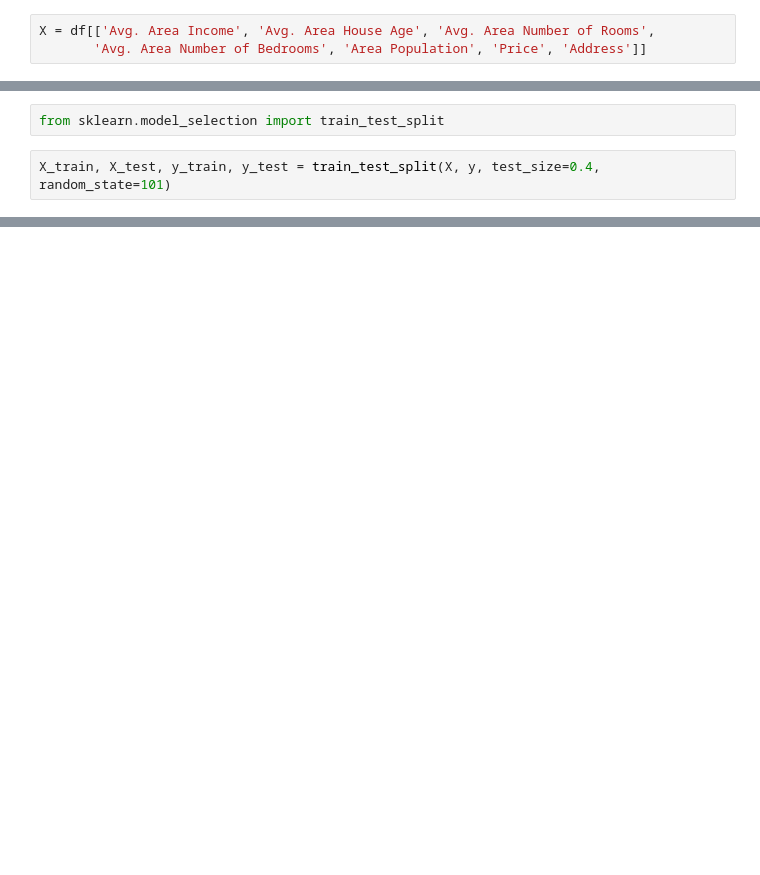
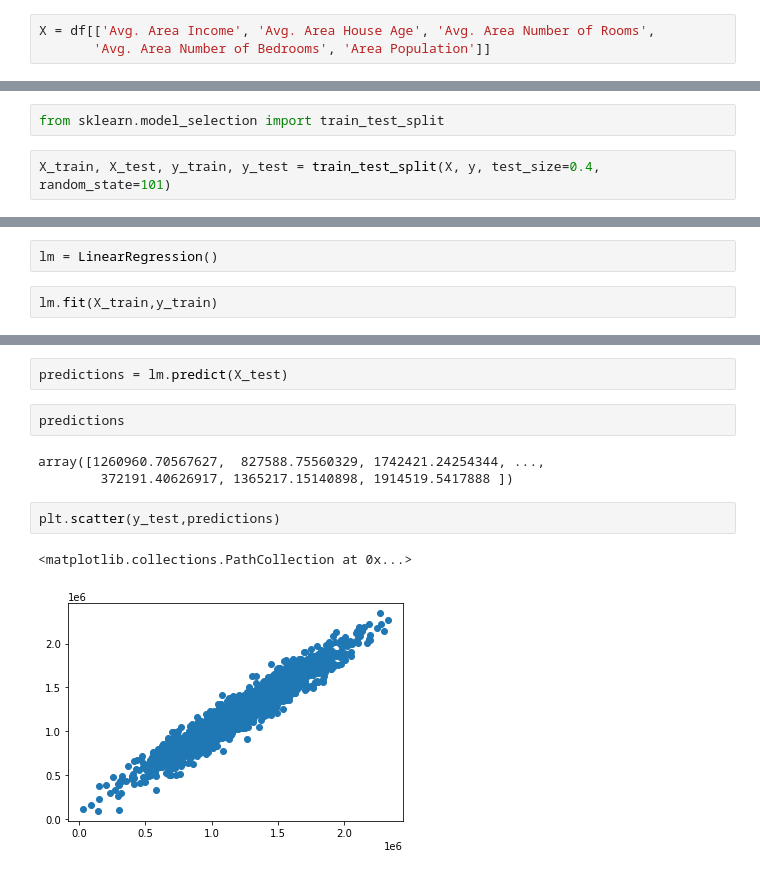
Before and after one commit to marcusdjr/machine-learning-practice, a Jupyter notebook: Linear Regression Practice/practice.ipynb, the cells around one changed output, grey strips where cells are left out. Saved outputs shown, nothing was run; the diff lists cells and outputs as text; blank space fills up the shorter version.

Commit message:
linear regressions practice complete

```diff
--- a/Linear Regression Practice/practice.ipynb
+++ b/Linear Regression Practice/practice.ipynb
@@ -82,5 +82,5 @@ Index(['Avg. Area Income', 'Avg. Area House Age', 'Avg. Area Number of Rooms',
       dtype='object')
 # %%
 X = df[['Avg. Area Income', 'Avg. Area House Age', 'Avg. Area Number of Rooms',
-       'Avg. Area Number of Bedrooms', 'Area Population', 'Price', 'Address']]
+       'Avg. Area Number of Bedrooms', 'Area Population']]
 # %%
@@ -91,0 +95,4 @@ X_train, X_test, y_train, y_test = train_test_split(X, y, test_size=0.4, random_
+# %%
+lm = LinearRegression()
+# %%
+lm.fit(X_train,y_train)
@@ -91,0 +127,12 @@ X_train, X_test, y_train, y_test = train_test_split(X, y, test_size=0.4, random_
+# %%
+predictions = lm.predict(X_test)
+# %%
+predictions
+# %% [output]
+array([1260960.70567627,  827588.75560329, 1742421.24254344, ...,
+        372191.40626917, 1365217.15140898, 1914519.5417888 ])
+# %%
+plt.scatter(y_test,predictions)
+# %% [output]
+<matplotlib.collections.PathCollection at 0x...>
+[figure, added]
```
Also changed, not shown: parts of 13 cells of this notebook.
